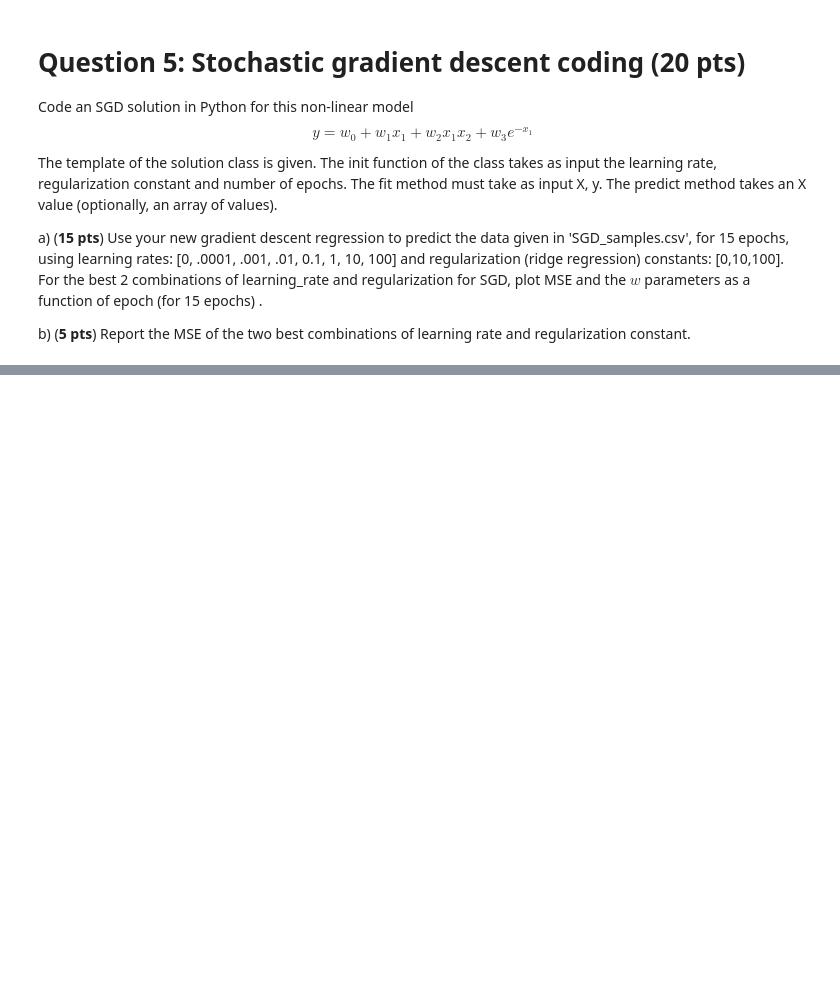
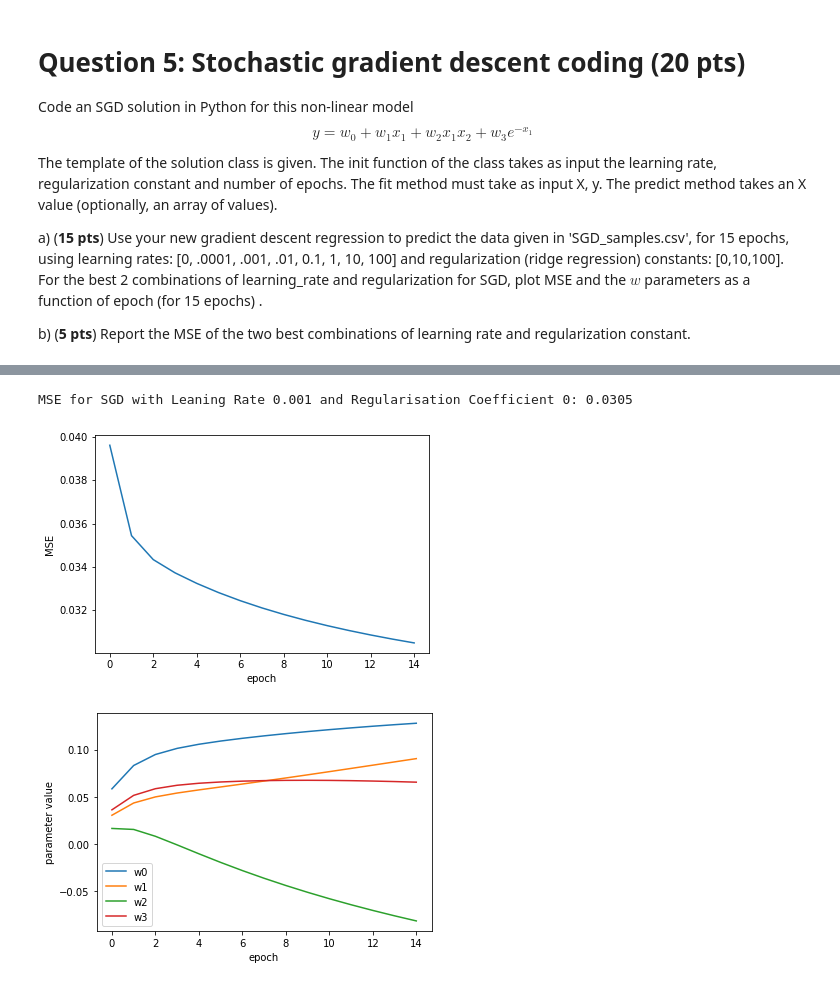
Before and after one commit to rohitashwachaks/MIS-382N-Adv.-Machine-Learning, a Jupyter notebook: assignment/HW2/MIS382N_HW2-1.ipynb, the cells around one changed output, grey strips where cells are left out. Saved outputs shown, nothing was run; the diff lists cells and outputs as text; code cells hidden in the pictures; blank space fills up the shorter version.

```diff
--- a/assignment/HW2/MIS382N_HW2-1.ipynb
+++ b/assignment/HW2/MIS382N_HW2-1.ipynb
@@ -189,0 +474,11 @@ regularization = [0, 10, 100]
+# %%
+# Second Minimum
+alpha = 0.001
+lamda = 0
+mdl = Regression(learning_rate = alpha, regularization= lamda, n_epoch= n_epochs)
+mdl.fit(X,y, update_rule="sgd", plot= True)
+print("MSE for SGD with Leaning Rate {alpha} and Regularisation Coefficient {lamda}: {mse}".format(alpha = alpha, lamda = lamda, mse = round(mdl.lowest_mse, 4)))
+# %% [output]
+MSE for SGD with Leaning Rate 0.001 and Regularisation Coefficient 0: 0.0305
+[figure, added]
+[figure, added]
```
Also changed, not shown: parts of 19 cells of this notebook, 3 other files.
